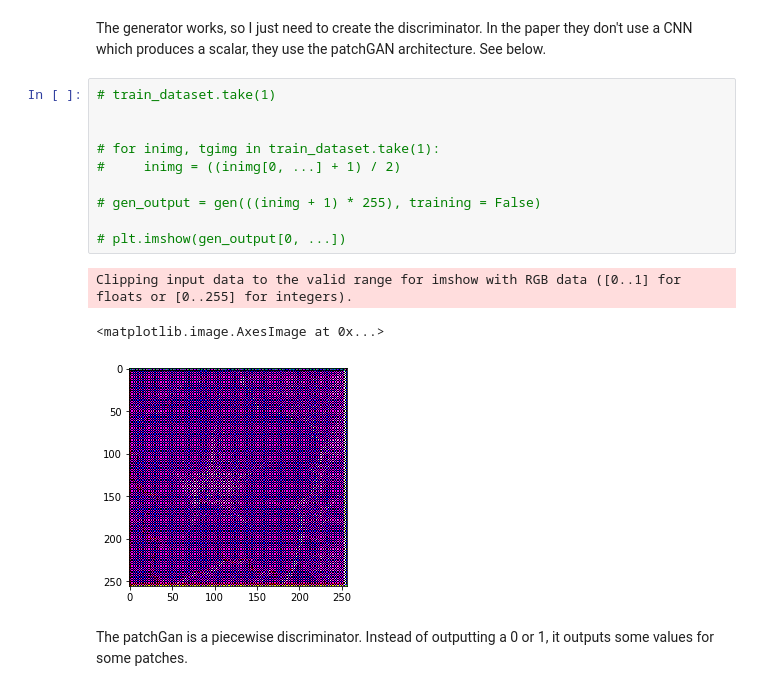
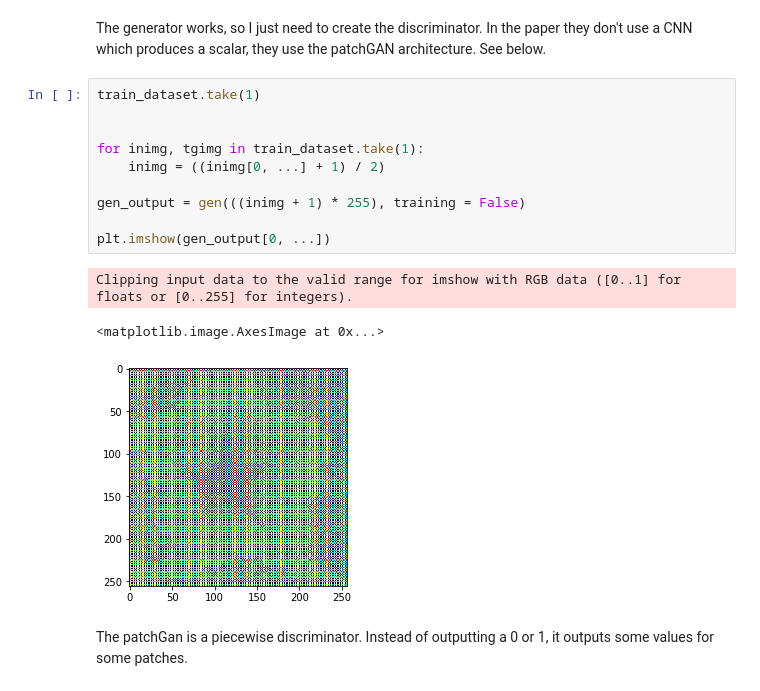
Before and after one commit to DrAlexSanz/Pix2Pix-DOTCSV, a Jupyter notebook: Pix2Pix_DOTCSV.ipynb, the cells around one changed output. Cells and saved outputs as stored; diff of their text form.

```diff
--- a/Pix2Pix_DOTCSV.ipynb
+++ b/Pix2Pix_DOTCSV.ipynb
@@ -356,19 +356,19 @@ gen = Generator()
 # %% [markdown]
 The generator works, so I just need to create the discriminator. In the paper they don't use a CNN which produces a scalar, they use the patchGAN architecture. See below.
 # %%
-# train_dataset.take(1)
+train_dataset.take(1)
 
 
-# for inimg, tgimg in train_dataset.take(1):
-#     inimg = ((inimg[0, ...] + 1) / 2)
+for inimg, tgimg in train_dataset.take(1):
+    inimg = ((inimg[0, ...] + 1) / 2)
 
-# gen_output = gen(((inimg + 1) * 255), training = False)
+gen_output = gen(((inimg + 1) * 255), training = False)
 
-# plt.imshow(gen_output[0, ...])
+plt.imshow(gen_output[0, ...])
 # %% [output]
 Clipping input data to the valid range for imshow with RGB data ([0..1] for floats or [0..255] for integers).
 <matplotlib.image.AxesImage at 0x...>
-[figure, old version]
+[figure, new version]
 # %% [markdown]
 The patchGan is a piecewise discriminator. Instead of outputting a 0 or 1, it outputs some values for some patches.
 # %%
```
Also changed, not shown: parts of 11 cells of this notebook.
